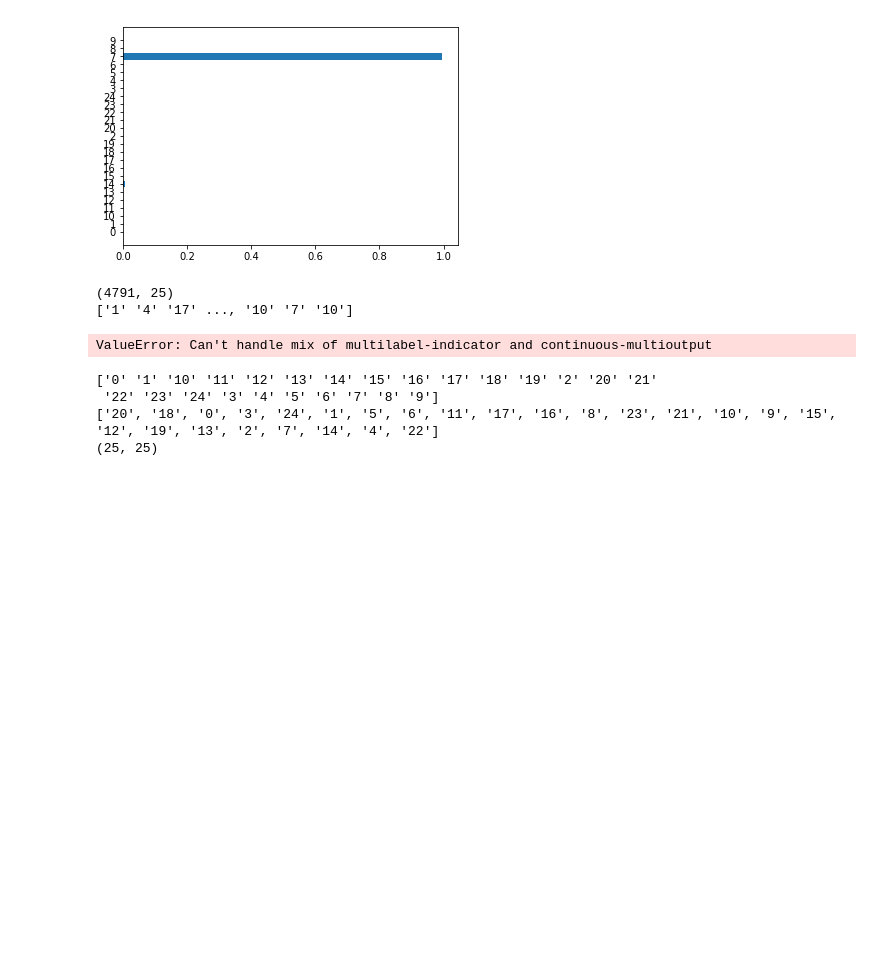
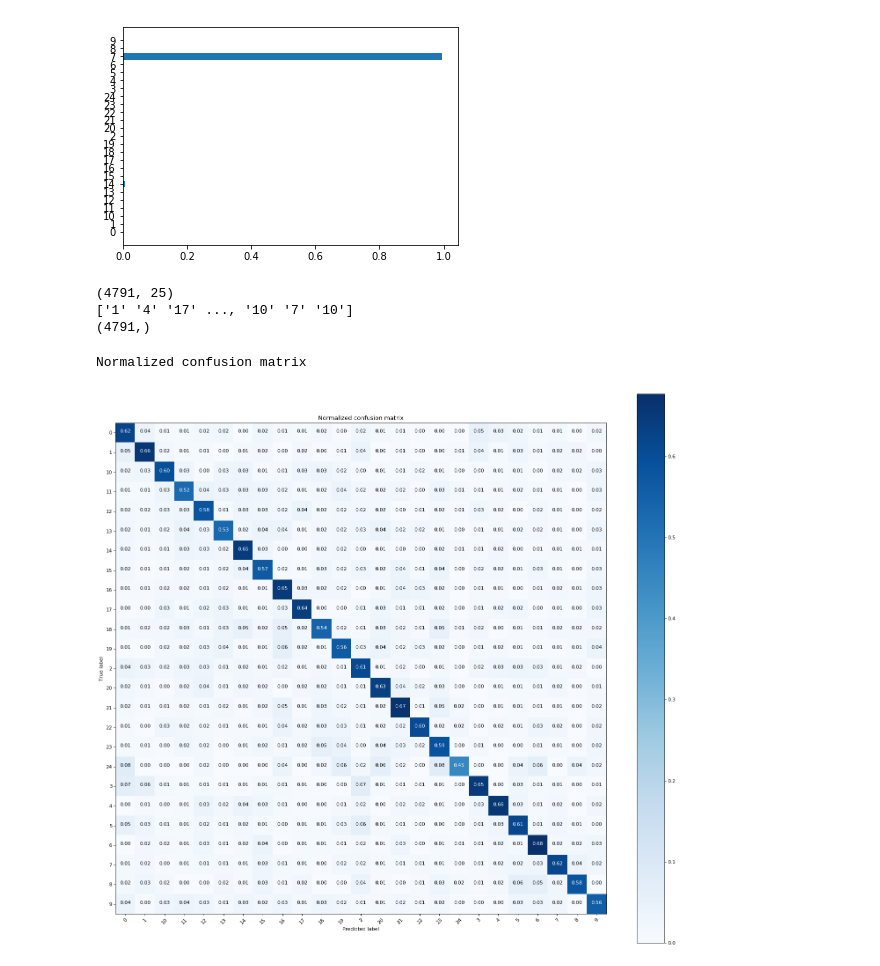
Before and after one commit to aleksas/food_nutrition_classifier_tf, a Jupyter notebook: model/Transfer_Learning_Solution.ipynb, the cells around one changed output. Saved outputs shown, nothing was run; the diff lists cells and outputs as text; code cells hidden in the pictures; blank space fills up the shorter version.

Commit message:
Confusion matrix added.

```diff
--- a/model/Transfer_Learning_Solution.ipynb
+++ b/model/Transfer_Learning_Solution.ipynb
@@ -425,10 +425,14 @@ with tf.Session() as sess:
 # %%
 print (predictions.shape)
 print(labels[test_idx])
+print(np.argmax(test_y, 1).shape)
 # %% [output]
 (4791, 25)
 ['1' '4' '17' ..., '10' '7' '10']
+(4791,)
 # %%
+#Ref: http://scikit-learn.org/stable/auto_examples/model_selection/plot_confusion_matrix.html
+
 import itertools
 import numpy as np
 import matplotlib.pyplot as plt
@@ -451,49 +455,36 @@ def plot_confusion_matrix(cm, classes,
     else:
         print('Confusion matrix, without normalization')
 
-    print(cm)
+    #print(cm)
 
     plt.imshow(cm, interpolation='nearest', cmap=cmap)
     plt.title(title)
     plt.colorbar()
     tick_marks = np.arange(len(classes))
     plt.xticks(tick_marks, classes, rotation=45)
     plt.yticks(tick_marks, classes)
 
     fmt = '.2f' if normalize else 'd'
     thresh = cm.max() / 2.
     for i, j in itertools.product(range(cm.shape[0]), range(cm.shape[1])):
         plt.text(j, i, format(cm[i, j], fmt),
                  horizontalalignment="center",
                  color="white" if cm[i, j] > thresh else "black")
 
     plt.tight_layout()
     plt.ylabel('True label')
     plt.xlabel('Predicted label')
 
 # Compute confusion matrix
-cnf_matrix = confusion_matrix(test_y, predictions)
+cnf_matrix = confusion_matrix(np.argmax(test_y, 1), np.argmax(predictions, 1))
 np.set_printoptions(precision=2)
 
-# Plot non-normalized confusion matrix
-plt.figure()
-plot_confusion_matrix(cnf_matrix, classes=class_names,
-                      title='Confusion matrix, without normalization')
-
 # Plot normalized confusion matrix
-plt.figure()
-plot_confusion_matrix(cnf_matrix, classes=class_names, normalize=True,
+plt.figure(figsize=(18, 16), dpi= 80, facecolor='w', edgecolor='k')
+plot_confusion_matrix(cnf_matrix, classes=lb.classes_, normalize=True,
                       title='Normalized confusion matrix')
 
 plt.show()
 # %% [output]
-ValueError: Can't handle mix of multilabel-indicator and continuous-multioutput
+Normalized confusion matrix
+[figure, added]
-# %%
-print(lb.classes_)
-print(classes)
-print(conf_mat.shape)
-# %% [output]
-['0' '1' '10' '11' '12' '13' '14' '15' '16' '17' '18' '19' '2' '20' '21'
- '22' '23' '24' '3' '4' '5' '6' '7' '8' '9']
-['20', '18', '0', '3', '24', '1', '5', '6', '11', '17', '16', '8', '23', '21', '10', '9', '15', '12', '19', '13', '2', '7', '14', '4', '22']
-(25, 25)
```
